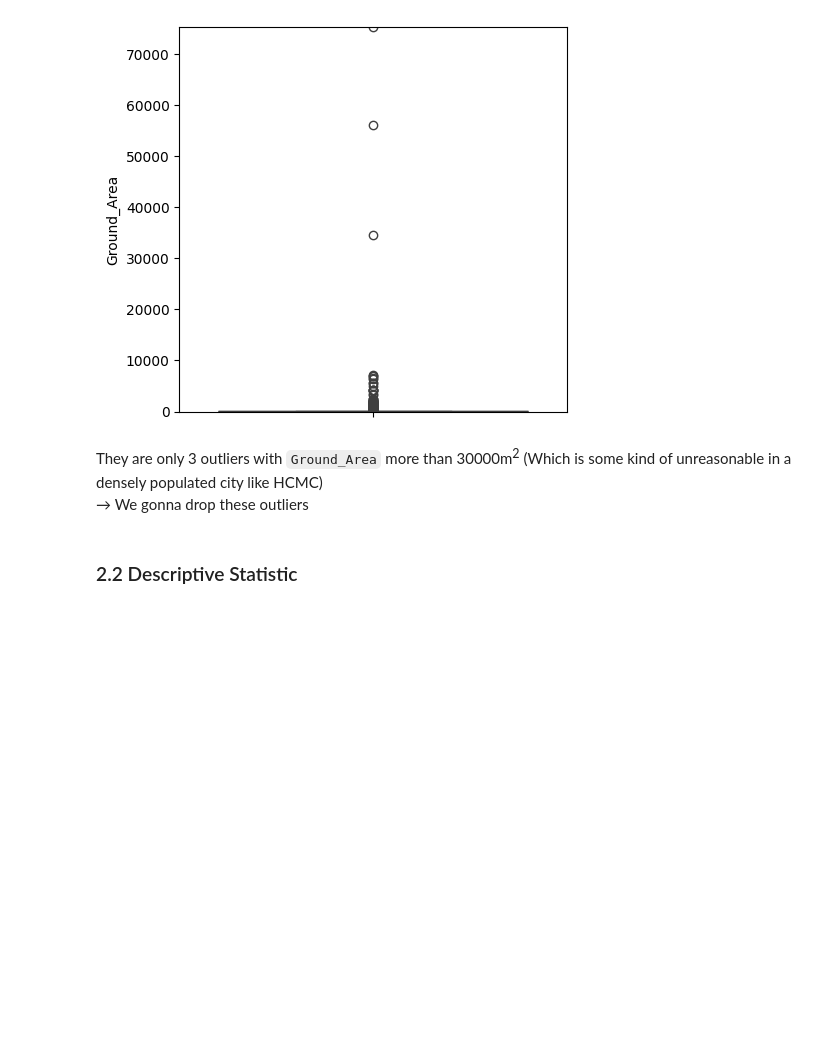
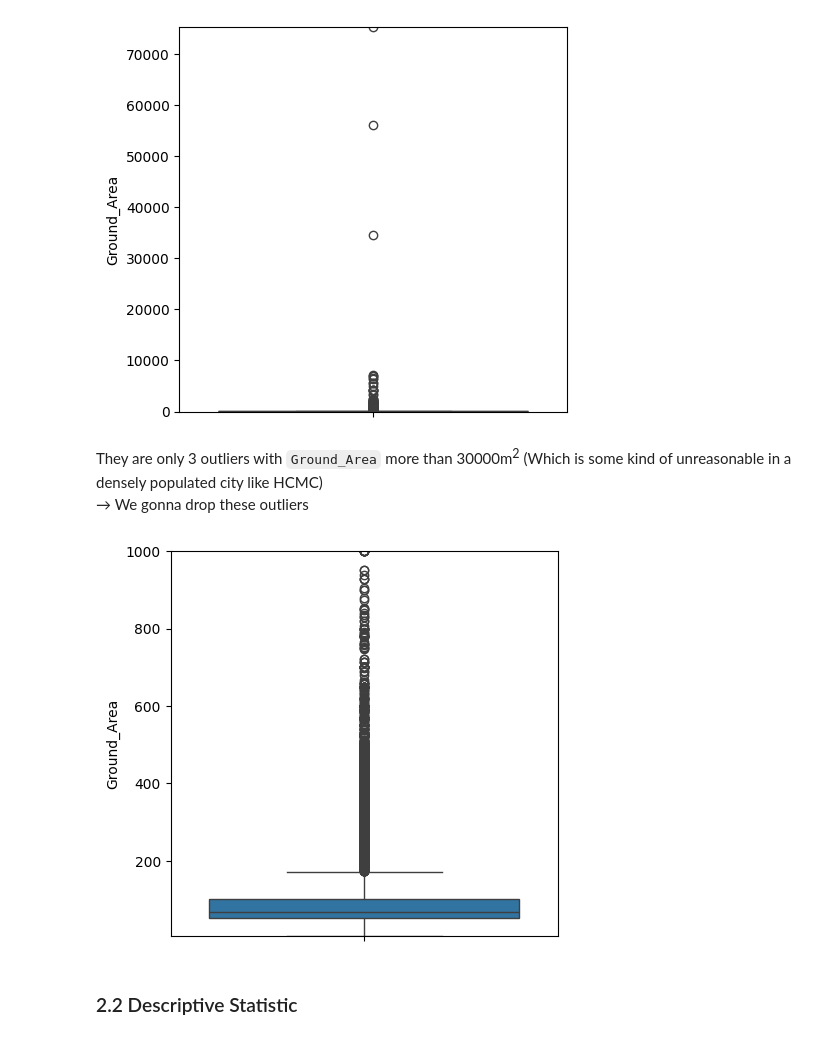
Before and after one commit to QuanLe-Chau/ADY201m_Lab_HCMC-House-Price, a Jupyter notebook: lab_hcmc_house_data.ipynb, the cells around one changed output. Drawn from its saved outputs; the diff is of its cells as text; code cells hidden in the pictures; blank space fills up the shorter version.

Commit message:
preprocessing data for model building

```diff
--- a/lab_hcmc_house_data.ipynb
+++ b/lab_hcmc_house_data.ipynb
@@ -437,9 +437,17 @@ plt.ticklabel_format(style='plain', axis='y')
 They are only 3 outliers with `Ground_Area` more than 30000m<sup>2</sup> (Which is some kind of unreasonable in a densely populated city like HCMC)
 &rarr; We gonna drop these outliers
 # %%
-df.drop(df[df['Ground_Area']>30000].index, inplace=True)
+df.drop(df[df['Ground_Area']>1000].index, inplace=True)
 # %%
 df.drop(df[df['Ground_Area']<=4].index, inplace=True)
+# %%
+plt.subplots(figsize=(5,5))
+
+sns.boxplot(data=df['Ground_Area'])
+plt.ylim(df['Ground_Area'].min(), df['Ground_Area'].max())
+plt.ticklabel_format(style='plain', axis='y')
+# %% [output]
+[figure, added]
 # %% [markdown]
 ### 2.2 Descriptive Statistic
 # %%
```
Also changed, not shown: parts of 18 cells of this notebook.
